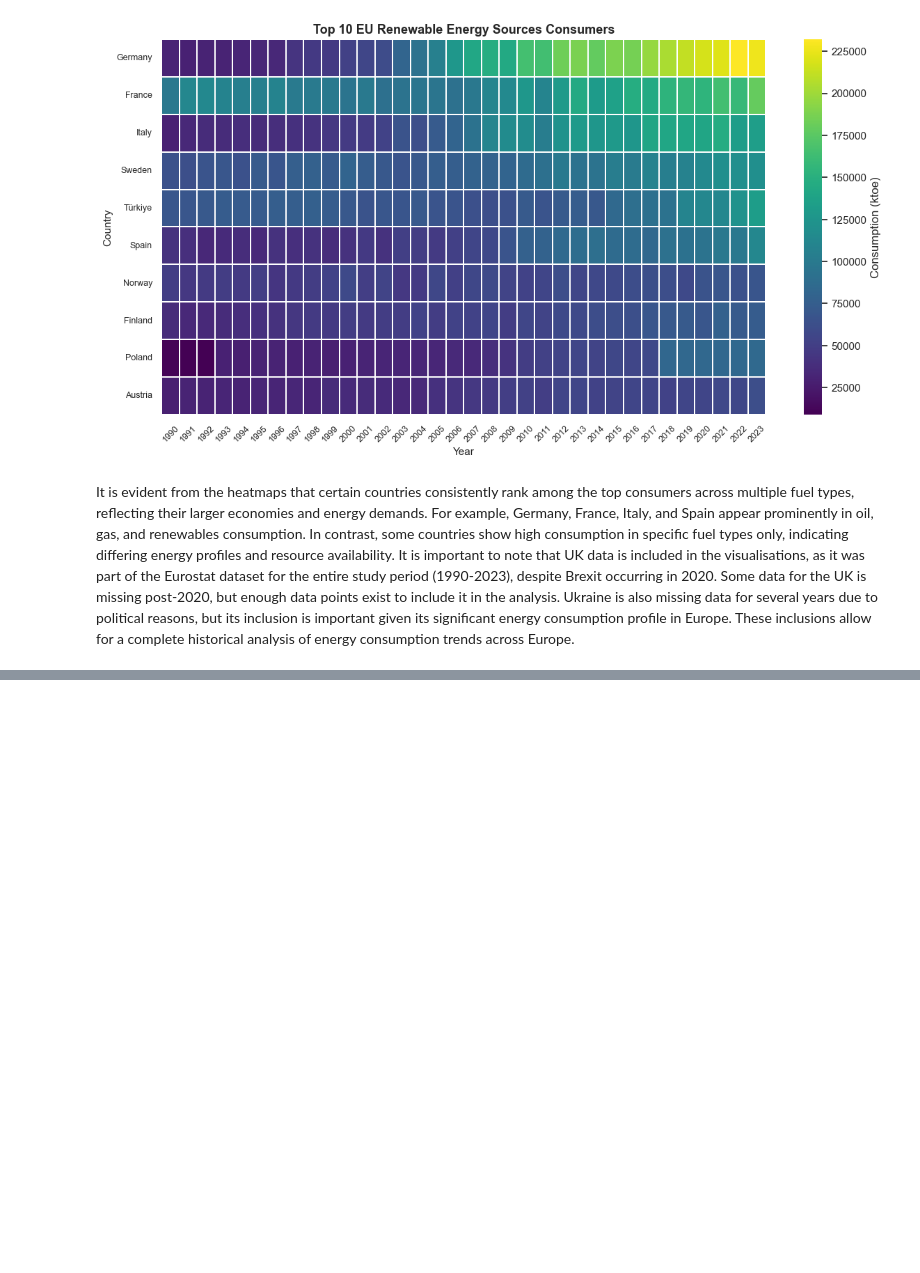
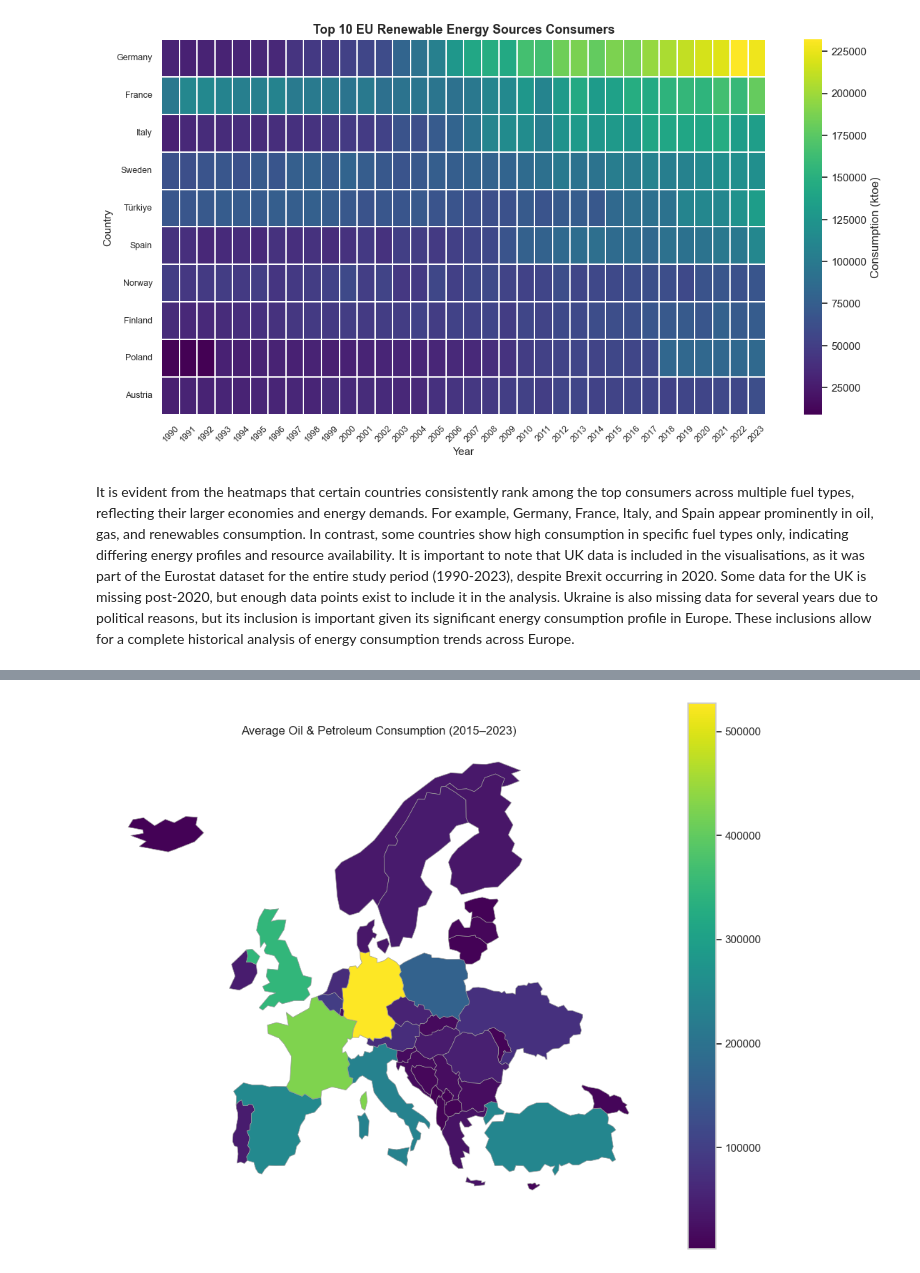
Before and after one commit to AnnaLozenko/PFDA_Project, a Jupyter notebook: eu_energy_sources_analysis.ipynb, the cells around one changed output, grey strips where cells are left out. Saved outputs shown, nothing was run; the diff lists cells and outputs as text; code cells hidden in the pictures; blank space fills up the shorter version.

Commit message:
new plot added

```diff
--- a/eu_energy_sources_analysis.ipynb
+++ b/eu_energy_sources_analysis.ipynb
@@ -718,0 +790,45 @@ It is important to note that UK data is included in the visualisations, as it wa
+# %%
+def build_geo_energy_map(world_gdf, fuel_df):
+    """
+    Full pipeline: prepare data, harmonise names, merge with map.
+    """
+    map_data = prepare_map_data(fuel_df)
+
+    harmonised_countries = set(map_data["Country_map"].unique())
+    europe_map = prepare_europe_map(world_gdf, harmonised_countries)
+
+    geo_energy = europe_map.merge(
+        map_data,
+        left_on="ADMIN",
+        right_on="Country_map",
+        how="left"
+    )
+
+    return geo_energy
+# %%
+def plot_fuel_map(geo_df, fuel_name, cmap="viridis"):
+    fig, ax = plt.subplots(figsize=(10, 8))
+
+    geo_df.plot(
+        column="Consumption_KTOE",
+        cmap=cmap,
+        linewidth=0.5,
+        edgecolor="0.6",
+        legend=True,
+        ax=ax,
+        missing_kwds={
+            "color": "lightgrey",
+            "label": "No data"
+        }
+    )
+
+    ax.set_title(f"Average {fuel_name} Consumption (2015–2023)")
+    ax.axis("off")
+
+    plt.tight_layout()
+    plt.show()
+# %%
+geo_oil = build_geo_energy_map(world, oil_petrol_clean)
+plot_fuel_map(geo_oil, "Oil & Petroleum")
+# %% [output]
+[figure, added]
```
Also changed, not shown: parts of 14 cells of this notebook.
